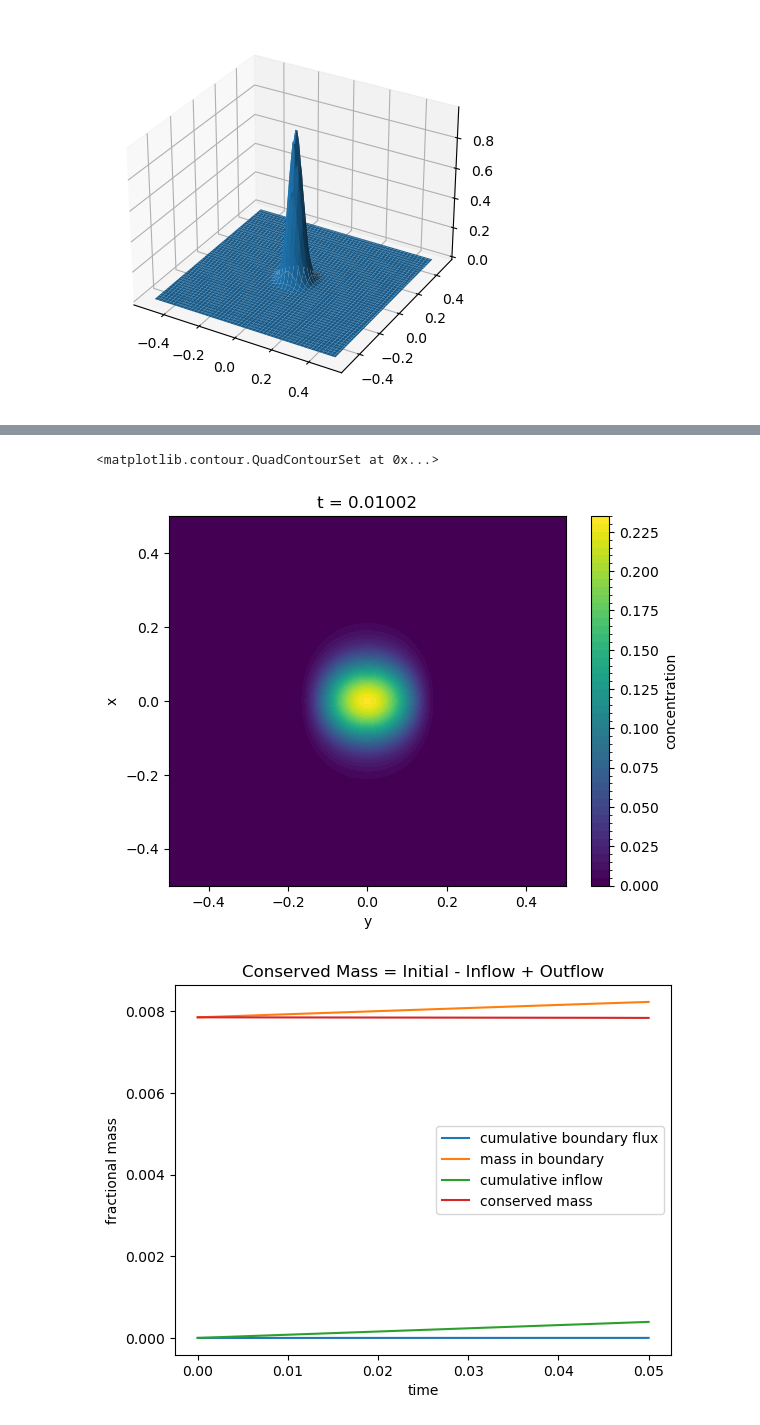
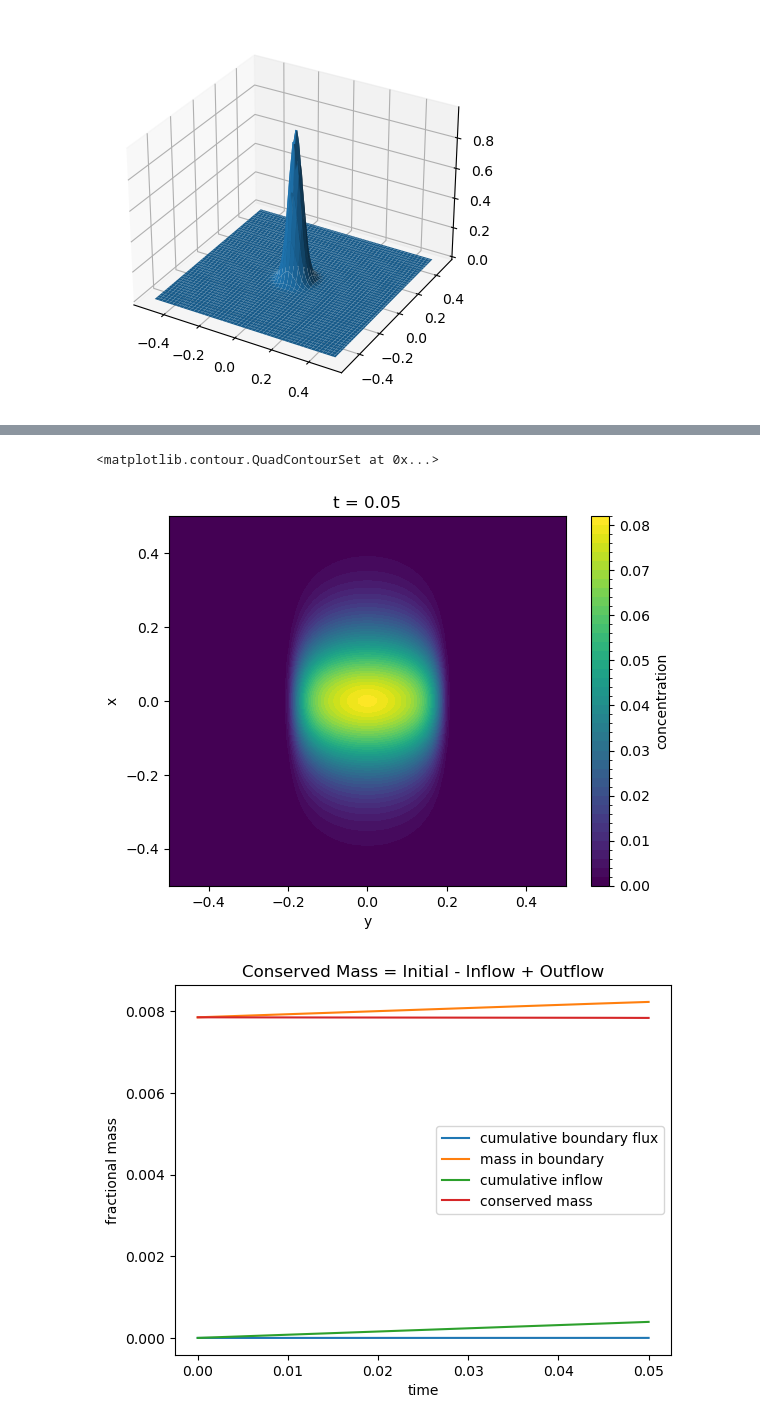
Before and after one commit to fongkenrui/A409_SeleniumDispersion, a Jupyter notebook: FW_test.ipynb, the cells around one changed output, grey strips where cells are left out. Drawn from its saved outputs; the diff is of its cells as text; code cells hidden in the pictures.

```diff
--- a/FW_test.ipynb
+++ b/FW_test.ipynb
@@ -72,10 +72,10 @@ Attributes:
     n_time:    500
     metadata:  Generated by forward_euler_final
 # %%
-xr.plot.contourf(result_ds['concentration'].isel(t=100), levels=50)
+xr.plot.contourf(result_ds['concentration'].isel(t=499), levels=50)
 # %% [output]
 <matplotlib.contour.QuadContourSet at 0x...>
-[figure, old version]
+[figure, new version]
 # %%
 fig, ax = plot_mass_conservation(result_ds)
 # %% [output]
```
Also changed, not shown: parts of 9 cells of this notebook, 2 other files.
